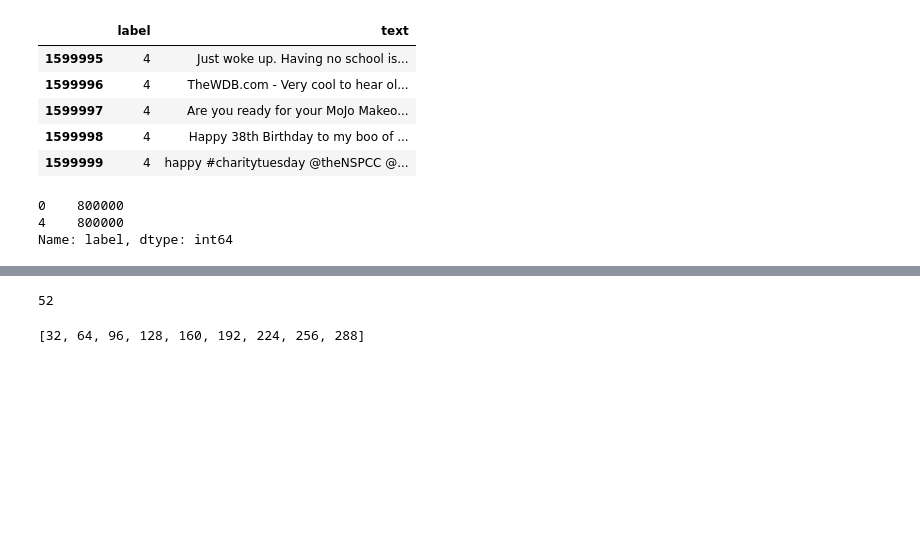
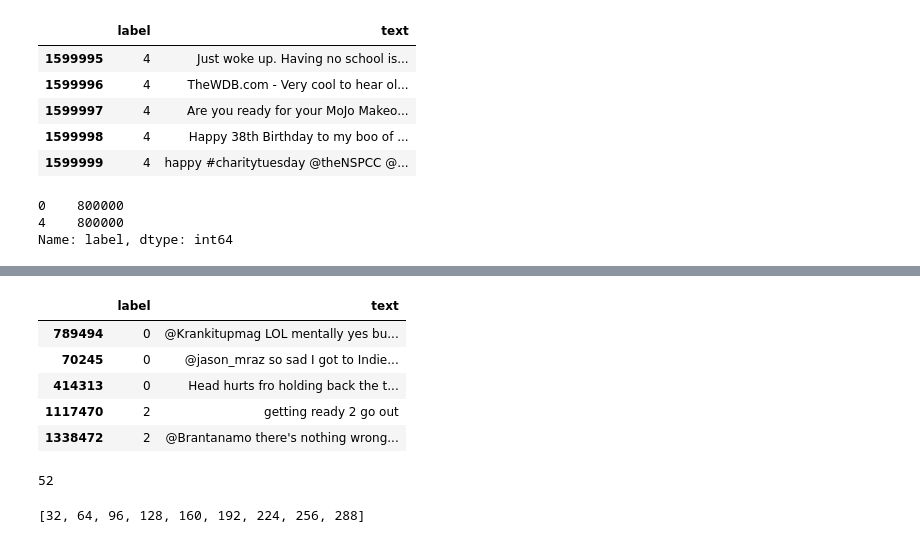
Before and after one commit to franklinhytw/NCCU_DL2021, a Jupyter notebook: Homework-4/HW4.ipynb, the cells around one changed output, grey strips where cells are left out. Drawn from its saved outputs; the diff is of its cells as text; code cells hidden in the pictures; blank space fills up the shorter version.

```diff
--- a/Homework-4/HW4.ipynb
+++ b/Homework-4/HW4.ipynb
@@ -80,45 +85,58 @@ validation['label'].describe()['mean']
+# %%
+training.head()
+# %% [output]
+|  | label | text |
+| 789494 | 0 | @Krankitupmag LOL mentally yes bu... |
+| 70245 | 0 | @jason_mraz so sad I got to Indie... |
+| 414313 | 0 | Head hurts fro holding back the t... |
+| 1117470 | 2 | getting ready 2 go out |
+| 1338472 | 2 | @Brantanamo there's nothing wrong... |
+# %%
+# VECTORIZE DATASET
+
+vocab_size = 10000 #5000 # 10000
+
+text = training['text'].to_numpy()
+
+tok = tf.keras.preprocessing.text.Tokenizer(num_words=vocab_size, oov_token='<unk>')
+
+tok.fit_on_texts(text)
+
+tok.word_index['<pad>'] = 0
+tok.index_word[0] = '<pad>'
+
+# pad vectors to maxlength
+train_text = training['text'].to_numpy()
+train_seqs = tok.texts_to_sequences(train_text)
+maxlength = max(len(i) for i in train_seqs)
+train_seqs = tf.keras.preprocessing.sequence.pad_sequences(train_seqs, maxlen=maxlength, padding='post')
+
+print(maxlength)
+# %% [output]
+52
 # %%
-# VECTORIZE DATASET
-
-vocab_size = 5000 # 10000
-
-text = training['text'].to_numpy()
-
-tok = tf.keras.preprocessing.text.Tokenizer(num_words=vocab_size, oov_token='<unk>')
-
-tok.fit_on_texts(text)
-
-tok.word_index['<pad>'] = 0
-tok.index_word[0] = '<pad>'
-
-# pad vectors to maxlength
-train_text = training['text'].to_numpy()
-train_seqs = tok.texts_to_sequences(train_text)
-maxlength = max(len(i) for i in train_seqs)
-train_seqs = tf.keras.preprocessing.sequence.pad_sequences(train_seqs, maxlen=maxlength, padding='post')
-
-train_labels = training['label'].to_numpy().flatten()
+# train_labels = training['label'].to_numpy().flatten()
+train_labels = training['label'].to_numpy()
+train_labels = to_categorical(train_labels, num_classes=3, dtype='uint8')
 
 # pad vectors to maxlength (don't calculate automatically, or valid set will be of different size)
 valid_text = validation['text'].to_numpy()
 valid_seqs = tok.texts_to_sequences(valid_text)
 valid_seqs = tf.keras.preprocessing.sequence.pad_sequences(valid_seqs, maxlen=maxlength, padding='post')
 
-valid_labels = validation['label'].to_numpy().flatten()
+# valid_labels = validation['label'].to_numpy().flatten()
+valid_labels = validation['label'].to_numpy()
+valid_labels = to_categorical(valid_labels, num_classes=3, dtype='uint8')
 
 # Use lowest possible types to speed up training
 train_seqs = train_seqs.astype('uint16')
 valid_seqs = valid_seqs.astype('uint16')
-train_labels = train_labels.astype('bool')
-valid_labels = valid_labels.astype('bool') # uint8 or bool?
+# train_labels = train_labels.astype('bool')
+# valid_labels = valid_labels.astype('bool') # uint8 or bool?
 
 # Convert to TF dataset format
 train_ds = tf.data.Dataset.from_tensor_slices((train_seqs,train_labels))
 valid_ds = tf.data.Dataset.from_tensor_slices((valid_seqs,valid_labels))
-
-print(maxlength)
-# %% [output]
-52
 # %%
 import typing
 import numbers
```
Also changed, not shown: parts of 22 cells of this notebook, 1 other file.
